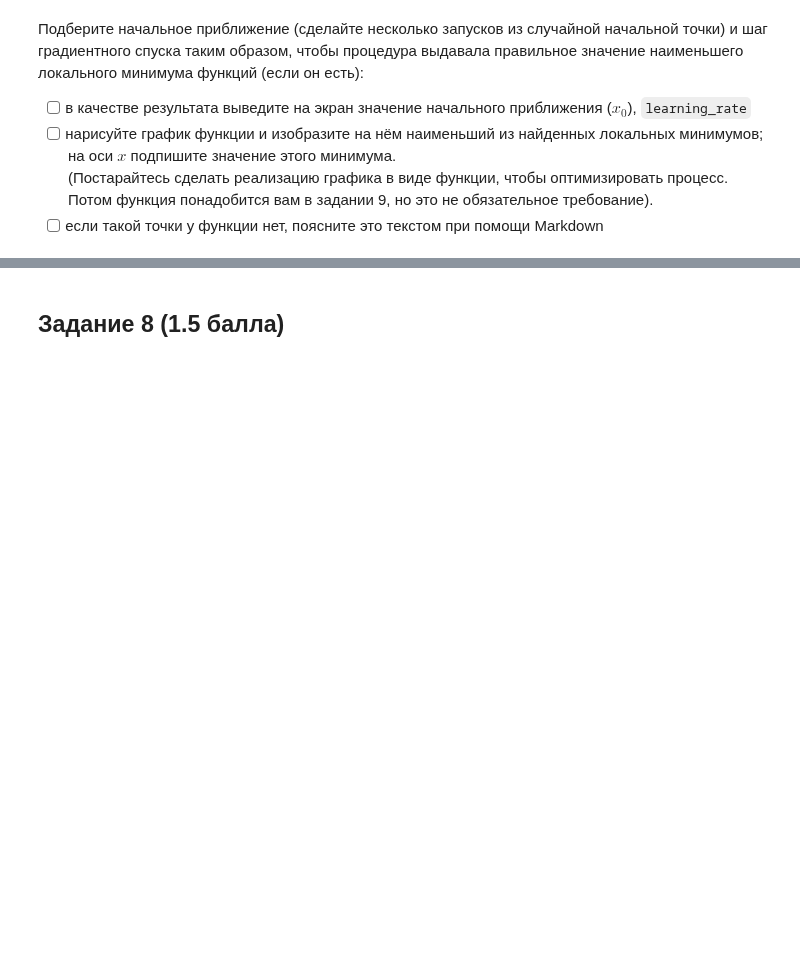
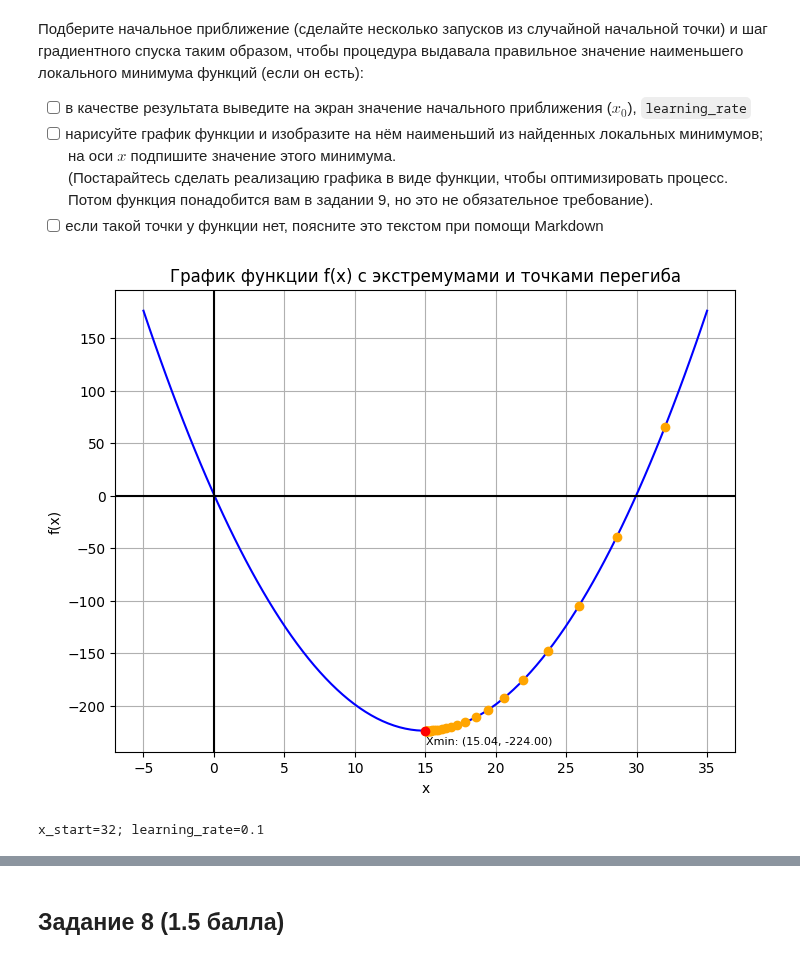
Before and after one commit to vasilyryabtsev/ml-hse-24-25, a Jupyter notebook: HW2_GD/ai_hw2_gd_base.ipynb, the cells around one changed output, grey strips where cells are left out. Cells and saved outputs as stored; diff of their text form; code cells hidden in the pictures; blank space fills up the shorter version.

```diff
--- a/HW2_GD/ai_hw2_gd_base.ipynb
+++ b/HW2_GD/ai_hw2_gd_base.ipynb
@@ -315,3 +314,29 @@ plt.show()
+# %%
+def gradient_descent(func, x_start, learning_rate, epsilon, num_iterations, delta):
+    '''
+    Градиентный спуск.
+    '''
+    x_curr = x_start
+    df_x = sp.diff(func(x)) # производная
+
+    trace = []
+    trace.append(x_curr)
+
+    for i in range(num_iterations):
+      df_x_curr = df_x.subs(x, x_curr)
+
+      if abs(df_x_curr) < delta:
+          return x_curr, trace
+
+      x_new = x_curr - learning_rate * df_x_curr
+      trace.append(x_new)
+
+      if abs(x_new - x_curr) < epsilon:
+        return x_curr, trace
+
+      x_curr = x_new
+
+    return x_curr, trace
 # %% [markdown]
 ## Задание 7 (1 балл)
 # %% [markdown]
@@ -324,0 +348,21 @@ plt.show()
+# %%
+def plot_gd(func, xmin, trace, ha='left', va='top', va_delta=0):
+    plots[func]()
+    trace_values = [func(x) for x in trace]
+
+    plt.scatter(trace, trace_values, c='orange', zorder=4)
+    plt.text(xmin, func(xmin) + va_delta, f'Xmin: ({xmin:.2f}, {func(xmin):.2f})', fontsize=8, ha=ha, va=va)
+# %%
+x_start = 32
+learning_rate = 0.1
+
+xmin, trace = gradient_descent(f, x_start, learning_rate, 0.01, 100, 0.001)
+
+plot_gd(f, xmin, trace, va_delta=-5)
+
+plt.show()
+
+print(f'{x_start=}; {learning_rate=}')
+# %% [output]
+[figure, added]
+x_start=32; learning_rate=0.1
```
Also changed, not shown: parts of 13 cells of this notebook.
